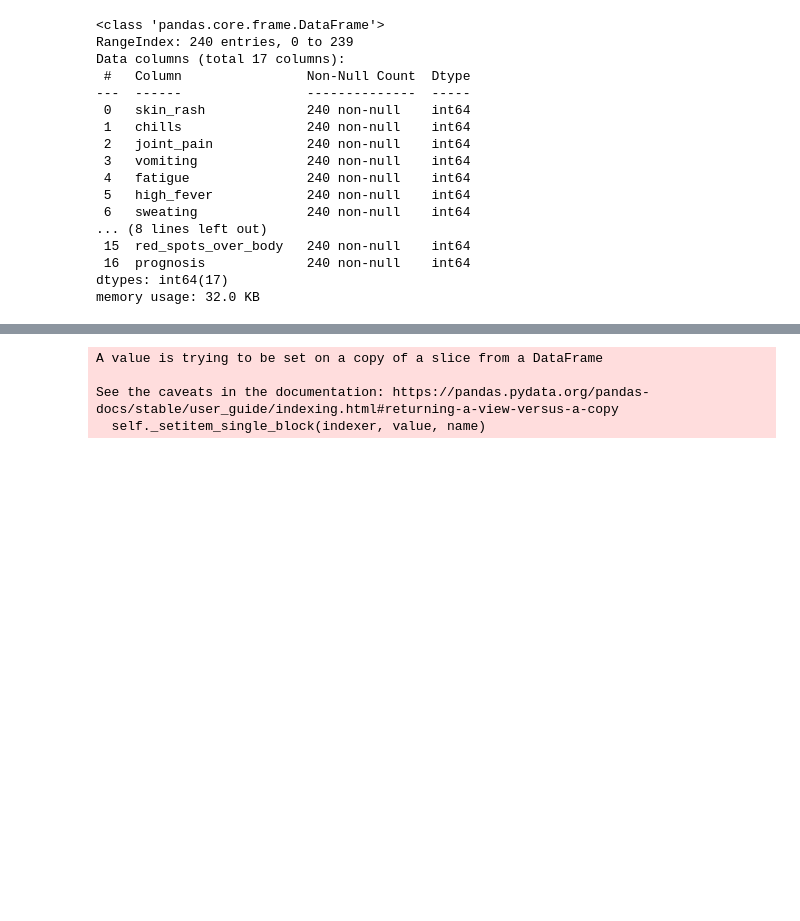
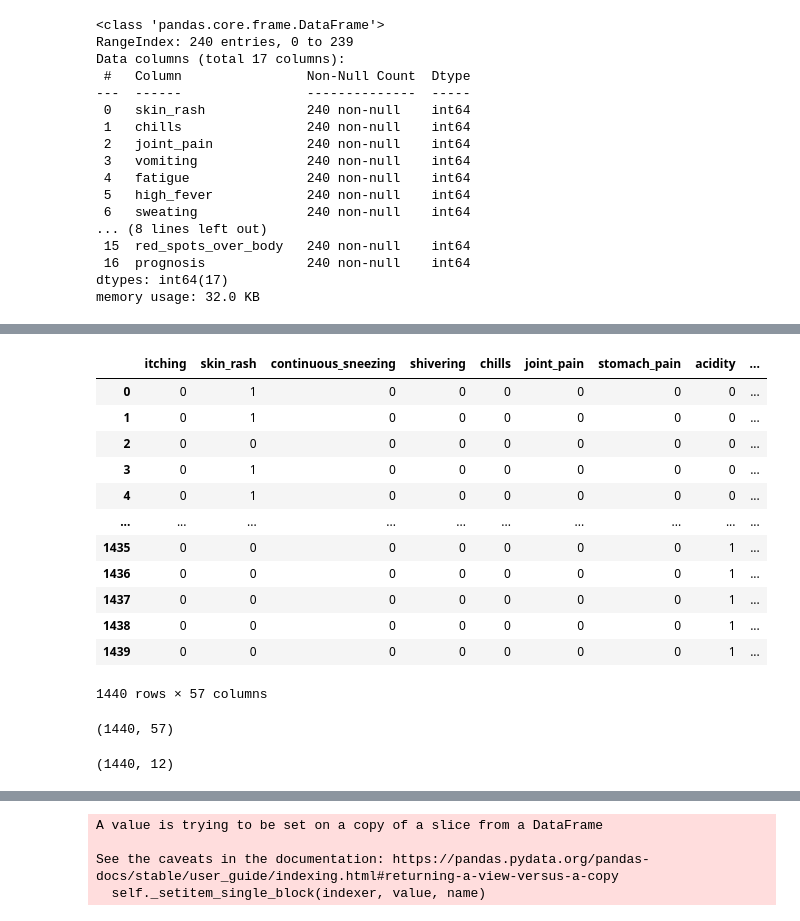
Before and after one commit to izzhamburhan/DiseasePred, a Jupyter notebook: BPNN.ipynb, the cells around one changed output, grey strips where cells are left out. Drawn from its saved outputs; the diff is of its cells as text; code cells hidden in the pictures; blank space fills up the shorter version.

```diff
--- a/BPNN.ipynb
+++ b/BPNN.ipynb
@@ -91,5 +103,32 @@ x = np.array(X)
+# %%
+X = train.drop('prognosis',axis=1)
+X #X are in DataFrame, its easy to change it into array to match with the target
+# %% [output]
+|  | itching | skin_rash | continuous_sneezing | shivering | chills | joint_pain | stomach_pain | acidity | ... |
+| 0 | 0 | 1 | 0 | 0 | 0 | 0 | 0 | 0 | ... |
+| 1 | 0 | 1 | 0 | 0 | 0 | 0 | 0 | 0 | ... |
+| 2 | 0 | 0 | 0 | 0 | 0 | 0 | 0 | 0 | ... |
+| 3 | 0 | 1 | 0 | 0 | 0 | 0 | 0 | 0 | ... |
+| 4 | 0 | 1 | 0 | 0 | 0 | 0 | 0 | 0 | ... |
+| ... | ... | ... | ... | ... | ... | ... | ... | ... | ... |
+| 1435 | 0 | 0 | 0 | 0 | 0 | 0 | 0 | 1 | ... |
+| 1436 | 0 | 0 | 0 | 0 | 0 | 0 | 0 | 1 | ... |
+| 1437 | 0 | 0 | 0 | 0 | 0 | 0 | 0 | 1 | ... |
+| 1438 | 0 | 0 | 0 | 0 | 0 | 0 | 0 | 1 | ... |
+| 1439 | 0 | 0 | 0 | 0 | 0 | 0 | 0 | 1 | ... |
+1440 rows × 57 columns
+# %%
+# change X DataFrame into array
+x = np.array(X)
+x.shape
+# %% [output]
+(1440, 57)
 # %%
 y = np.array(train['prognosis'])
+y = pd.get_dummies(y).values
+y.shape
+# %% [output]
+(1440, 12)
 # %%
 x
 # %% [output]
```
Also changed, not shown: parts of 39 cells of this notebook.
